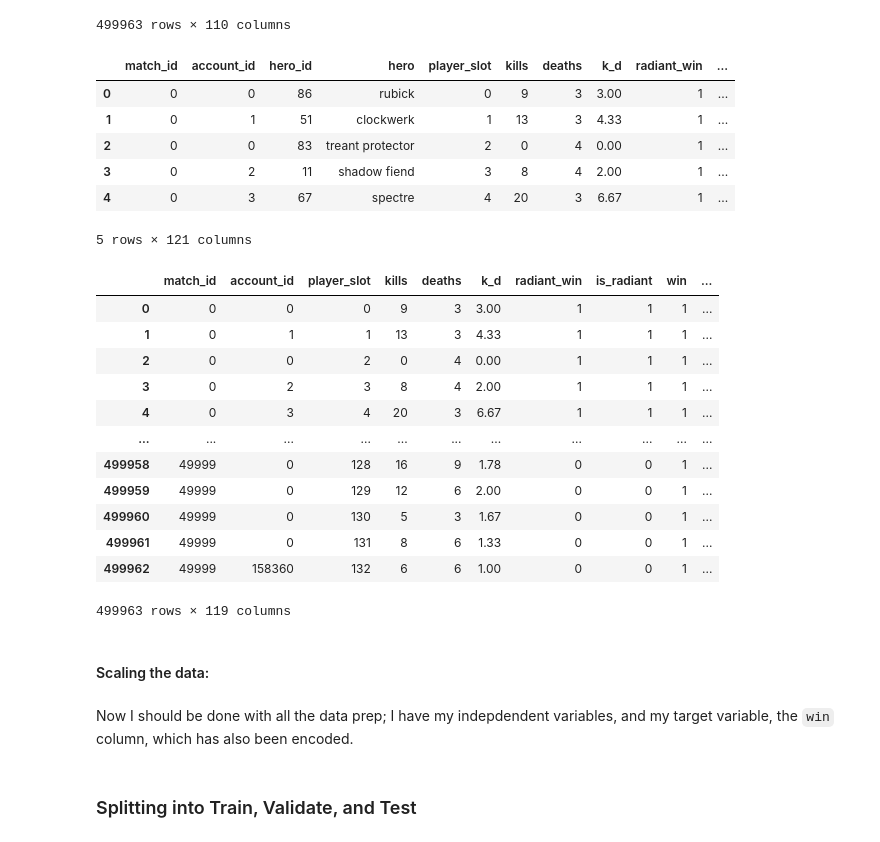
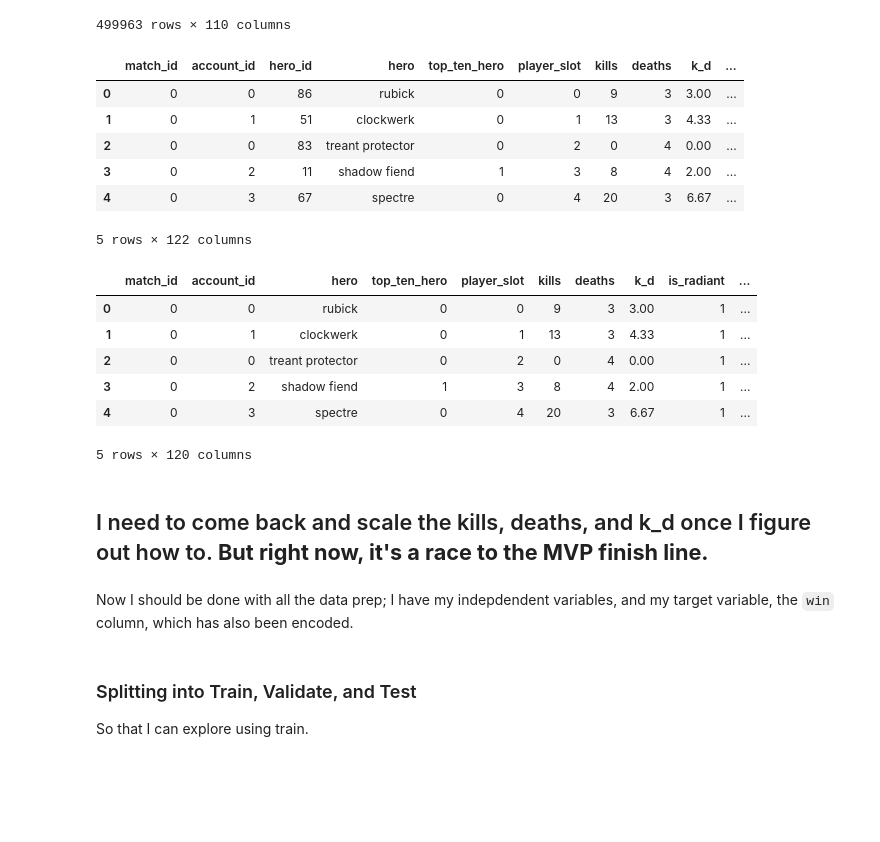
Before and after one commit to lukewbecker/dota-match-predictions, a Jupyter notebook: mvp.ipynb, the cells around one changed output. Cells and saved outputs as stored; diff of their text form; code cells hidden in the pictures; blank space fills up the shorter version.

Commit message:
train modeling complete for mvp

```diff
--- a/mvp.ipynb
+++ b/mvp.ipynb
@@ -56,7 +71,9 @@ test_label = pd.read_csv("data/test_labels.csv")
 # %%
 # Taking a quick look at the top 5 heroes picked:
 
-heroes[(heroes.hero_id == 21) | (heroes.hero_id == 11) | (heroes.hero_id == 74) | (heroes.hero_id == 7) | (heroes.hero_id == 28)]
+# heroes[(heroes.hero_id == 21) | (heroes.hero_id == 11) | (heroes.hero_id == 74) | (heroes.hero_id == 7) | (heroes.hero_id == 28)]
+top_ten = [21, 11, 74, 7, 28, 39, 8, 100, 73, 14]
+heroes[heroes.hero_id.isin(top_ten)]
 # %% [output]
 |  | name | hero_id | localized_name |
 | 6 | npc_dota_hero_earthshaker | 7 | Earthshaker |
@@ -153,7 +175,7 @@ player_heroes_cleaned.head()
 | 4 | 0 | 3 | 67 | Spectre | 4 | 114 | 92 | 147 | 0 | 137 | ... |
 # %%
 item_lookup = dict(zip(items['item_id'], items['item_name']))
-item_lookup[0] = 'Unknown'
+item_lookup[0] = "Unkown"
 # %%
 def find_item(_id):
     return item_lookup.get(_id, 'u_' + str(_id))
@@ -231,0 +270,3 @@ dota_df.head()
+# %%
+dota_df['top_ten_hero'] = dota_df.hero_id.isin(top_ten).astype(int)
+dota_df.head()
@@ -232,4 +307,4 @@ dota_df.head()
 # %%
-dota = dota_df[['match_id', 'account_id', 'hero_id', 'hero', 'player_slot', 'kills', 'deaths', 'k_d', 'radiant_win']]
+dota = dota_df[['match_id', 'account_id', 'hero_id', 'hero', 'top_ten_hero', 'player_slot', 'kills', 'deaths', 'k_d', 'radiant_win']]
 dota.head()
 # %% [output]
@@ -325,28 +402,23 @@ dota_dummy
 dota = pd.concat([dota, dota_dummy], axis = 1)
 dota.head()
 # %% [output]
-|  | match_id | account_id | hero_id | hero | player_slot | kills | deaths | k_d | radiant_win | ... |
-| 0 | 0 | 0 | 86 | rubick | 0 | 9 | 3 | 3.00 | 1 | ... |
-| 1 | 0 | 1 | 51 | clockwerk | 1 | 13 | 3 | 4.33 | 1 | ... |
-| 2 | 0 | 0 | 83 | treant protector | 2 | 0 | 4 | 0.00 | 1 | ... |
-| 3 | 0 | 2 | 11 | shadow fiend | 3 | 8 | 4 | 2.00 | 1 | ... |
-| 4 | 0 | 3 | 67 | spectre | 4 | 20 | 3 | 6.67 | 1 | ... |
+|  | match_id | account_id | hero_id | hero | top_ten_hero | player_slot | kills | deaths | k_d | ... |
+| 0 | 0 | 0 | 86 | rubick | 0 | 0 | 9 | 3 | 3.00 | ... |
+| 1 | 0 | 1 | 51 | clockwerk | 0 | 1 | 13 | 3 | 4.33 | ... |
+| 2 | 0 | 0 | 83 | treant protector | 0 | 2 | 0 | 4 | 0.00 | ... |
+| 3 | 0 | 2 | 11 | shadow fiend | 1 | 3 | 8 | 4 | 2.00 | ... |
+| 4 | 0 | 3 | 67 | spectre | 0 | 4 | 20 | 3 | 6.67 | ... |
-5 rows × 121 columns
+5 rows × 122 columns
 # %%
-dota.drop(columns = ['hero_id', 'hero'])
+dota.drop(columns = ['hero_id', 'radiant_win'], inplace = True)
+dota.head()
 # %% [output]
-|  | match_id | account_id | player_slot | kills | deaths | k_d | radiant_win | is_radiant | win | ... |
-| 0 | 0 | 0 | 0 | 9 | 3 | 3.00 | 1 | 1 | 1 | ... |
-| 1 | 0 | 1 | 1 | 13 | 3 | 4.33 | 1 | 1 | 1 | ... |
-| 2 | 0 | 0 | 2 | 0 | 4 | 0.00 | 1 | 1 | 1 | ... |
-| 3 | 0 | 2 | 3 | 8 | 4 | 2.00 | 1 | 1 | 1 | ... |
-| 4 | 0 | 3 | 4 | 20 | 3 | 6.67 | 1 | 1 | 1 | ... |
-| ... | ... | ... | ... | ... | ... | ... | ... | ... | ... | ... |
-| 499958 | 49999 | 0 | 128 | 16 | 9 | 1.78 | 0 | 0 | 1 | ... |
-| 499959 | 49999 | 0 | 129 | 12 | 6 | 2.00 | 0 | 0 | 1 | ... |
-| 499960 | 49999 | 0 | 130 | 5 | 3 | 1.67 | 0 | 0 | 1 | ... |
-| 499961 | 49999 | 0 | 131 | 8 | 6 | 1.33 | 0 | 0 | 1 | ... |
-| 499962 | 49999 | 158360 | 132 | 6 | 6 | 1.00 | 0 | 0 | 1 | ... |
+|  | match_id | account_id | hero | top_ten_hero | player_slot | kills | deaths | k_d | is_radiant | ... |
+| 0 | 0 | 0 | rubick | 0 | 0 | 9 | 3 | 3.00 | 1 | ... |
+| 1 | 0 | 1 | clockwerk | 0 | 1 | 13 | 3 | 4.33 | 1 | ... |
+| 2 | 0 | 0 | treant protector | 0 | 2 | 0 | 4 | 0.00 | 1 | ... |
+| 3 | 0 | 2 | shadow fiend | 1 | 3 | 8 | 4 | 2.00 | 1 | ... |
+| 4 | 0 | 3 | spectre | 0 | 4 | 20 | 3 | 6.67 | 1 | ... |
-499963 rows × 119 columns
+5 rows × 120 columns
-# %% [markdown]
-#### Scaling the data:
+# %% [markdown]
+## I need to come back and scale the kills, deaths, and k_d once I figure out how to. **But right now, it's a race to the MVP finish line.**
@@ -354,5 +428,7 @@ dota.drop(columns = ['hero_id', 'hero'])
 Now I should be done with all the data prep; I have my indepdendent variables, and my target variable, the `win` column, which has also been encoded.
 # %% [markdown]
 ### Splitting into Train, Validate, and Test
+
+So that I can explore using train.
 # %%
 def df_split(df):
```
Also changed, not shown: parts of 51 cells of this notebook.
